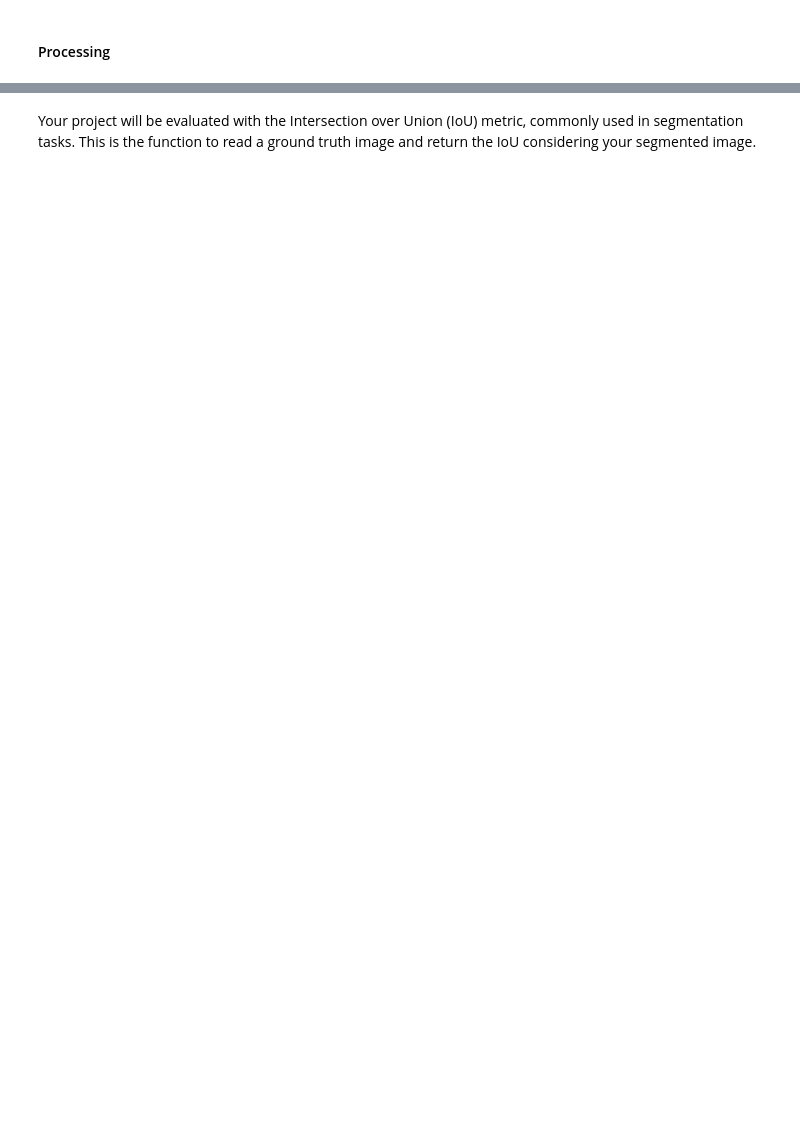
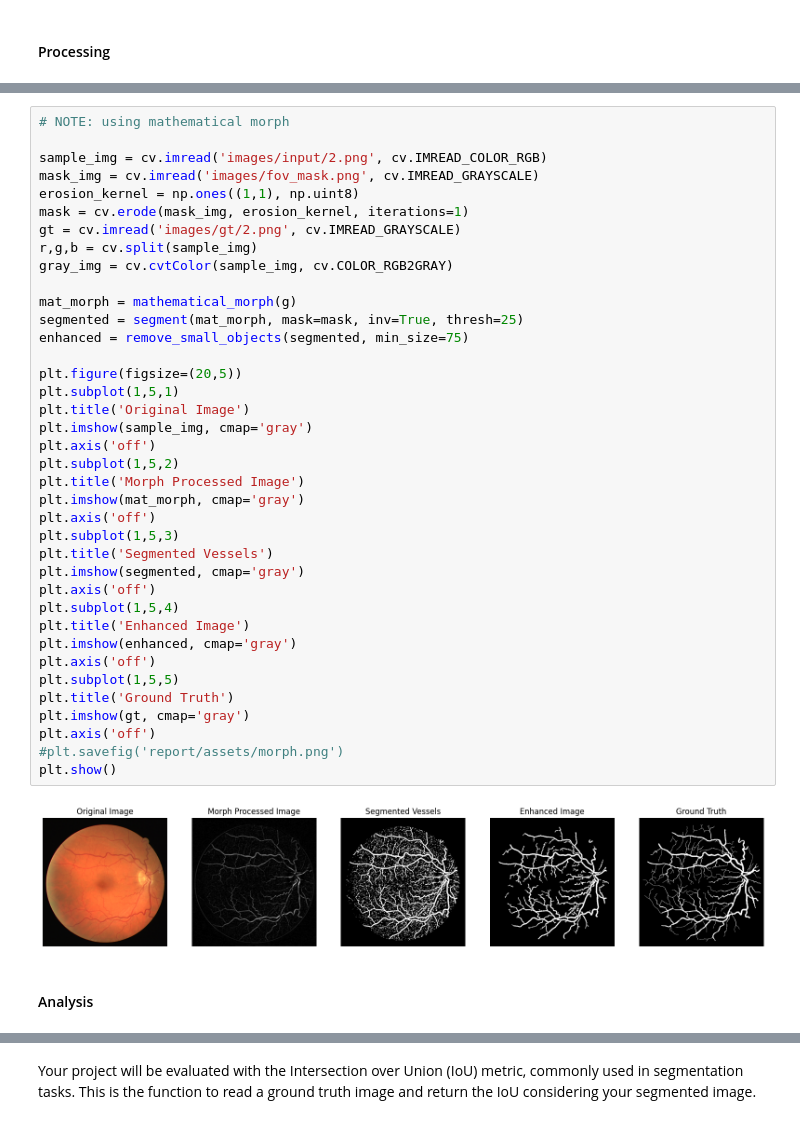
Before and after one commit to christianfaccio/Retinal_Vessel_Detection, a Jupyter notebook: retina.ipynb, the cells around one changed output, grey strips where cells are left out. Saved outputs shown, nothing was run; the diff lists cells and outputs as text; blank space fills up the shorter version.

```diff
--- a/retina.ipynb
+++ b/retina.ipynb
@@ -425 +203,43 @@ plt.show()
+# %%
+# NOTE: using mathematical morph
+
+sample_img = cv.imread('images/input/2.png', cv.IMREAD_COLOR_RGB)
+mask_img = cv.imread('images/fov_mask.png', cv.IMREAD_GRAYSCALE)
+erosion_kernel = np.ones((1,1), np.uint8)
+mask = cv.erode(mask_img, erosion_kernel, iterations=1)
+gt = cv.imread('images/gt/2.png', cv.IMREAD_GRAYSCALE)
+r,g,b = cv.split(sample_img)
+gray_img = cv.cvtColor(sample_img, cv.COLOR_RGB2GRAY)
+
+mat_morph = mathematical_morph(g)
+segmented = segment(mat_morph, mask=mask, inv=True, thresh=25)
+enhanced = remove_small_objects(segmented, min_size=75)
+
+plt.figure(figsize=(20,5))
+plt.subplot(1,5,1)
+plt.title('Original Image')
+plt.imshow(sample_img, cmap='gray')
+plt.axis('off')
+plt.subplot(1,5,2)
+plt.title('Morph Processed Image')
+plt.imshow(mat_morph, cmap='gray')
+plt.axis('off')
+plt.subplot(1,5,3)
+plt.title('Segmented Vessels')
+plt.imshow(segmented, cmap='gray')
+plt.axis('off')
+plt.subplot(1,5,4)
+plt.title('Enhanced Image')
+plt.imshow(enhanced, cmap='gray')
+plt.axis('off')
+plt.subplot(1,5,5)
+plt.title('Ground Truth')
+plt.imshow(gt, cmap='gray')
+plt.axis('off')
+#plt.savefig('report/assets/morph.png')
+plt.show()
+# %% [output]
+[figure, added]
+# %% [markdown]
+#### Analysis
 # %%
```
Also changed, not shown: parts of 13 cells of this notebook, 7 other files.
